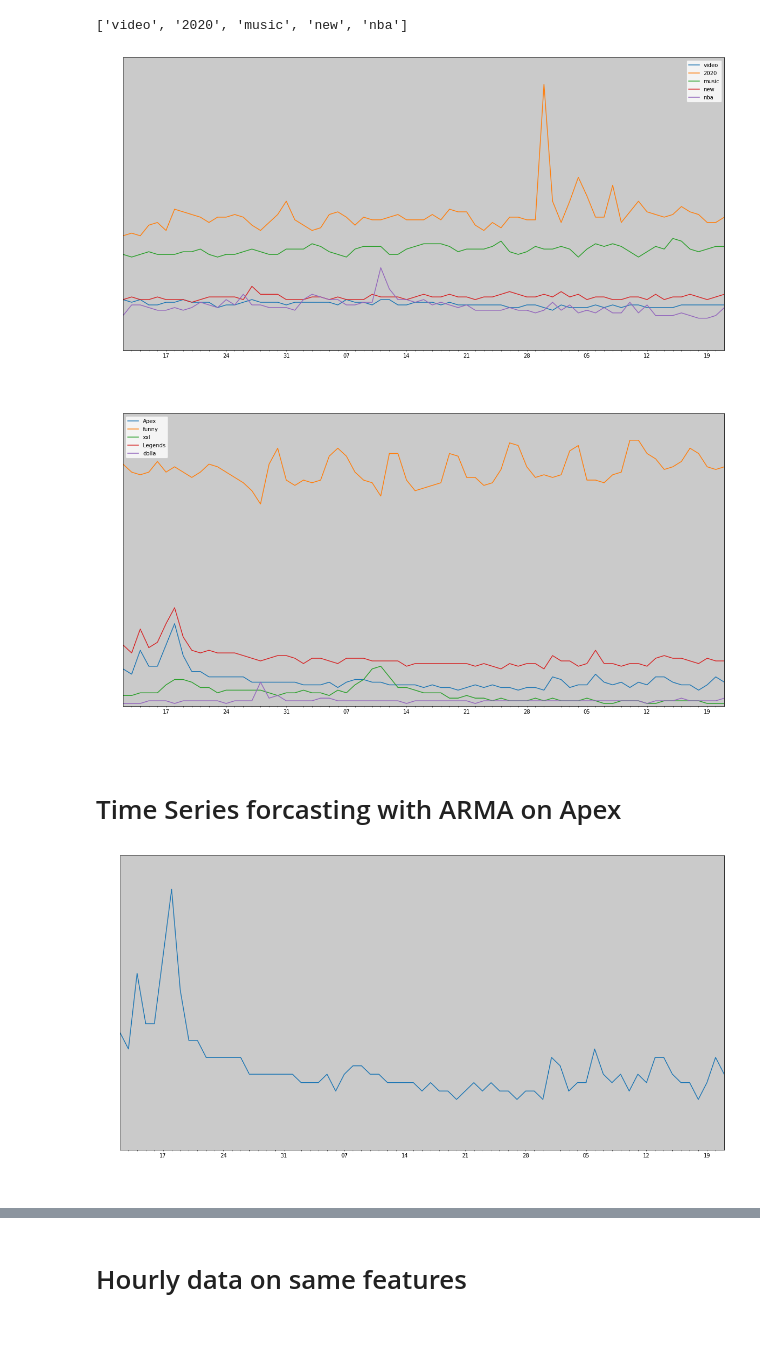
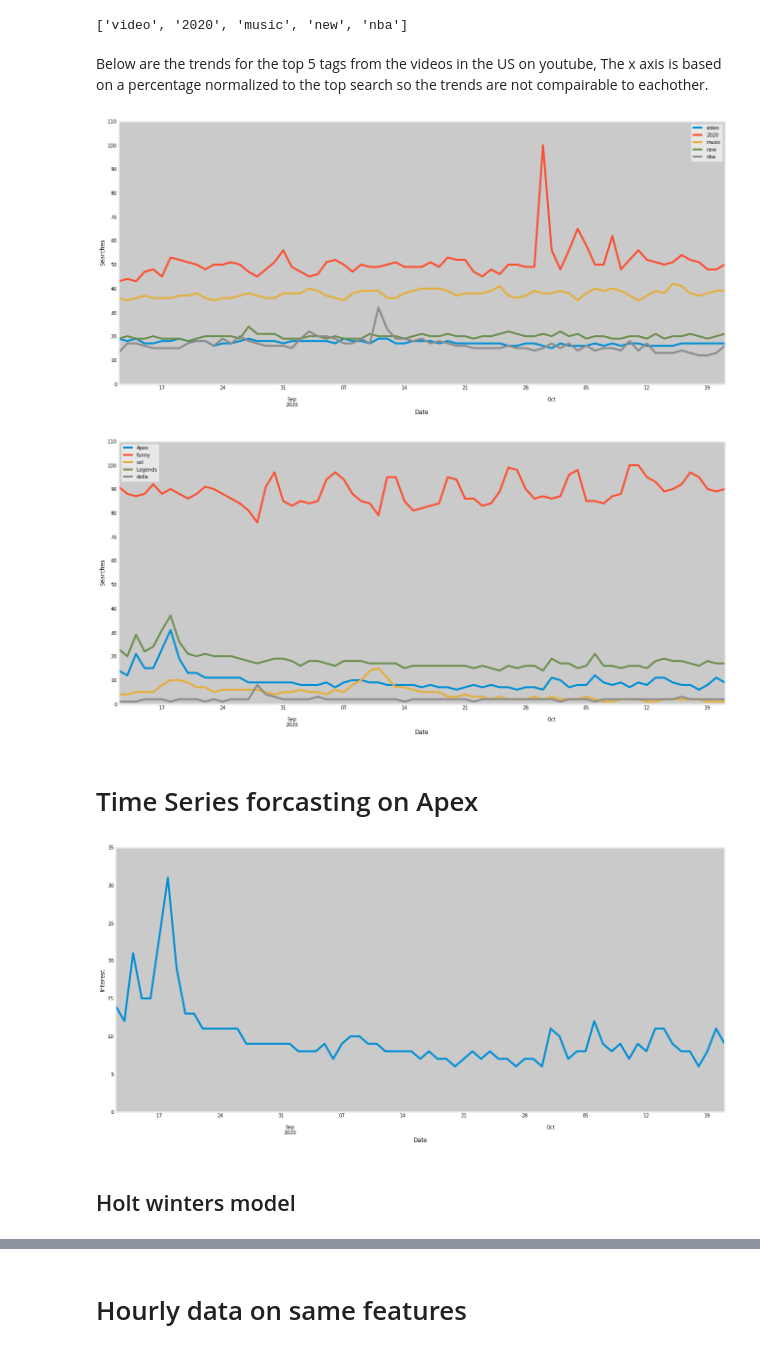
Before and after one commit to m677s345/EECS_731_SEMESTER_PROJECT_TRENDING, a Jupyter notebook: EECS_731__Semester_Project.ipynb, the cells around one changed output, grey strips where cells are left out. Drawn from its saved outputs; the diff is of its cells as text; code cells hidden in the pictures.

```diff
--- a/EECS_731__Semester_Project.ipynb
+++ b/EECS_731__Semester_Project.ipynb
@@ -392,6 +413,6 @@ counted_words = collections.Counter(filtered_words)
 
 words = []
 counts = []
-for letter, count in counted_words.most_common(50):
+for letter, count in counted_words.most_common(40):
     words.append(letter)
     counts.append(count)
@@ -402,5 +425,6 @@ rcParams['figure.figsize'] = 20, 10
 plt.title('Top words in the headlines vs their count')
 plt.xlabel('Count')
 plt.ylabel('Words')
+plt.style.use('fivethirtyeight')
 plt.barh(words, counts, color=colors)
 # %% [output]
@@ -443,7 +467,7 @@ counted_words = collections.Counter(filtered_words)
 
 tag_words = []
 tag_counts = []
-for letter, count in counted_words.most_common(50):
+for letter, count in counted_words.most_common(40):
     tag_words.append(letter)
     tag_counts.append(count)
 # %%
@@ -453,5 +477,6 @@ rcParams['figure.figsize'] = 20, 10
 plt.title('Top words in the tags vs their count')
 plt.xlabel('Count')
 plt.ylabel('Words')
+plt.style.use('fivethirtyeight')
 plt.barh(tag_words, tag_counts, color=colors)
 # %% [output]
@@ -577,29 +601,31 @@ kw_list = df_tags['tags'].head(5).values.tolist()
 print(kw_list)
 # %% [output]
 ['video', '2020', 'music', 'new', 'nba']
+# %% [markdown]
+Below are the trends for the top 5 tags from the videos in the US on youtube, The x axis is based on a percentage normalized to the top search so the trends are not compairable to eachother.
 # %%
 kw_list = df_tags['tags'].head(5).values.tolist()
 timeframe='2020-08-12 2020-10-21'
 
 
 pytrend.build_payload(kw_list, timeframe=timeframe, geo='US', gprop='youtube')
 trends = pytrend.interest_over_time()
 ax=trends.plot()
 
 
-ax.set_xlabel('Date',color='white')
-ax.set_ylabel('Searches',color='white')
+ax.set_xlabel('Date',color='black')
+ax.set_ylabel('Searches',color='black')
 ax.patch.set_facecolor('#cacacaff')
-ax.tick_params(axis='x', colors='white')
-ax.tick_params(axis='y', colors='white')
+ax.tick_params(axis='x', colors='black')
+ax.tick_params(axis='y', colors='black')
 ax.set_ylim(0,110)  # ajust y axis range fo r numeric input
 ax.set_yticks(np.arange(0, 110 + 1, 10))  # adjust the y tick frequency
 ax.legend(bbox_to_anchor=(0.99, 12)) #customise the legend location
 
 plt.legend()
 plt.show()
 # %% [output]
-[figure, old version]
+[figure, new version]
 # %%
 kw_list = ['Apex','funny', 'xxl', 'Legends','dolla']
 timeframe='2020-08-12 2020-10-21'
@@ -611,11 +637,11 @@ ax=trends.plot()
 
 
 
-ax.set_xlabel('Date',color='white')
-ax.set_ylabel('Searches',color='white')
+ax.set_xlabel('Date',color='black')
+ax.set_ylabel('Searches',color='black')
 ax.patch.set_facecolor('#cacacaff')
-ax.tick_params(axis='x', colors='white')
-ax.tick_params(axis='y', colors='white')
+ax.tick_params(axis='x', colors='black')
+ax.tick_params(axis='y', colors='black')
 ax.set_ylim(0,110)  # ajust y axis range fo r numeric input
 ax.set_yticks(np.arange(0, 110 + 1, 10))  # adjust the y tick frequency
 ax.legend(bbox_to_anchor=(0.99, 12)) #customise the legend location
@@ -623,7 +649,7 @@ ax.legend(bbox_to_anchor=(0.99, 12)) #customise the legend location
 plt.legend()
 plt.show()
 # %% [output]
-[figure, old version]
+[figure, new version]
 # %% [markdown]
-# Time Series forcasting with ARMA on Apex
+# Time Series forcasting on Apex
 # %%
@@ -634,13 +660,16 @@ trends = trends.set_index(pd.to_datetime(trends.index))
 series = pd.Series(trends['Apex'].values, index = trends.index)
 # %%
 ax=series.plot()
-ax.set_xlabel('Date',color='white')
-ax.set_ylabel('Searches',color='white')
+ax.set_xlabel('Date',color='black')
+ax.set_ylabel('Interest',color='black')
 ax.patch.set_facecolor('#cacacaff')
-ax.tick_params(axis='x', colors='white')
-ax.tick_params(axis='y', colors='white')
+ax.tick_params(axis='x', colors='black')
+ax.tick_params(axis='y', colors='black')
 ax.set_ylim(0,35)  # ajust y axis range fo r numeric input
 ax.set_yticks(np.arange(0, 35 + 1, 5))  # adjust the y tick frequency
+plt.style.use('fivethirtyeight')
 plt.show()
 # %% [output]
-[figure, old version]
+[figure, new version]
+# %% [markdown]
+## Holt winters model
```
Also changed, not shown: parts of 102 cells of this notebook.
